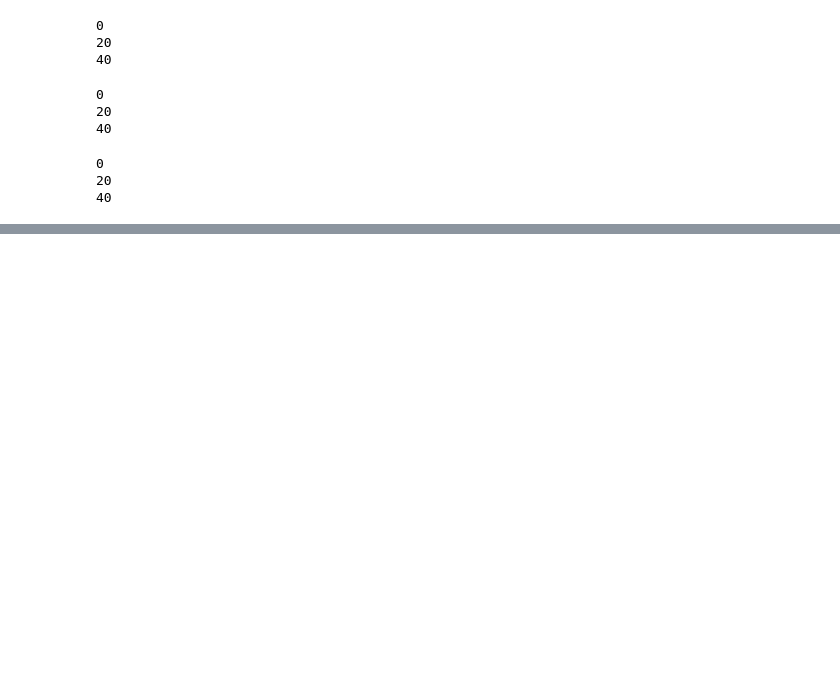
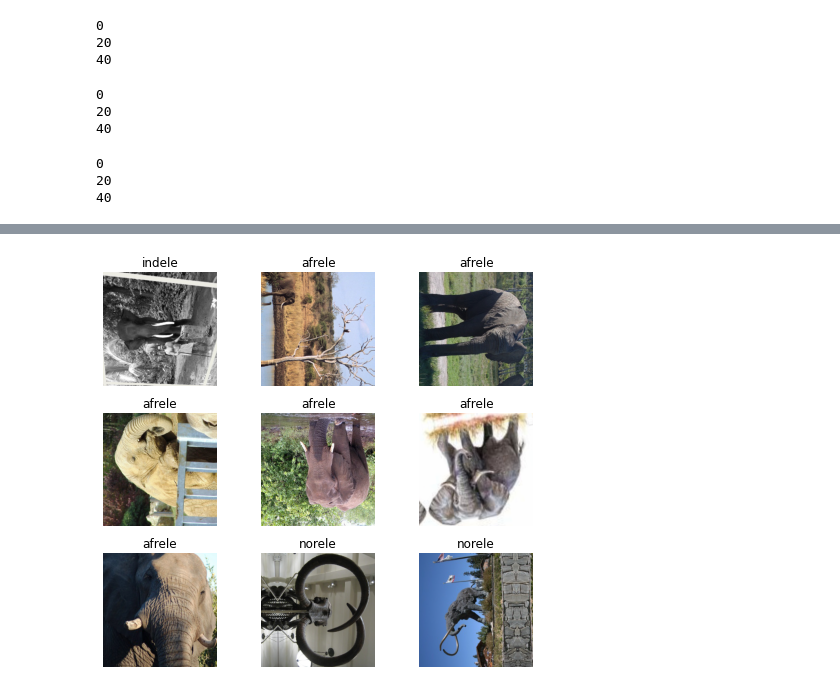
Before and after one commit to aadiharan99/DL_Labwork, a Jupyter notebook: J014_Lab10.ipynb, the cells around one changed output, grey strips where cells are left out. Saved outputs shown, nothing was run; the diff lists cells and outputs as text; code cells hidden in the pictures; blank space fills up the shorter version.

```diff
--- a/J014_Lab10.ipynb
+++ b/J014_Lab10.ipynb
@@ -257,0 +300,8 @@ data.to_csv("original.csv",index=False)
+# %%
+path = '/content/train'
+# %%
+size=224
+batch_size=64
+# %%
+data = ImageDataBunch.from_folder(path, ds_tfms=get_transforms(do_flip=True, flip_vert=True),
+                                  valid_pct=0.2, size=size, bs=batch_size)
@@ -257,0 +328,5 @@ data.to_csv("original.csv",index=False)
+# %%
+#viewing images in the dataset
+data.show_batch(rows=3, figsize=(7,6))
+# %% [output]
+[figure, added]
```
Also changed, not shown: parts of 25 cells of this notebook.
